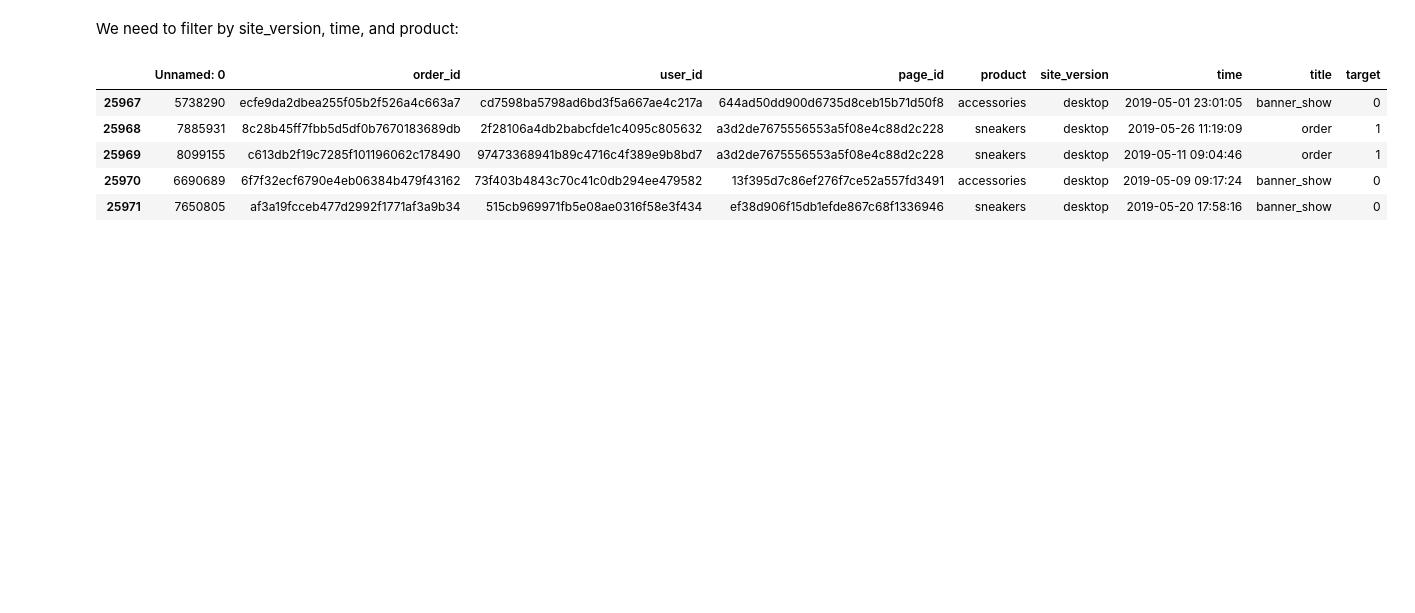
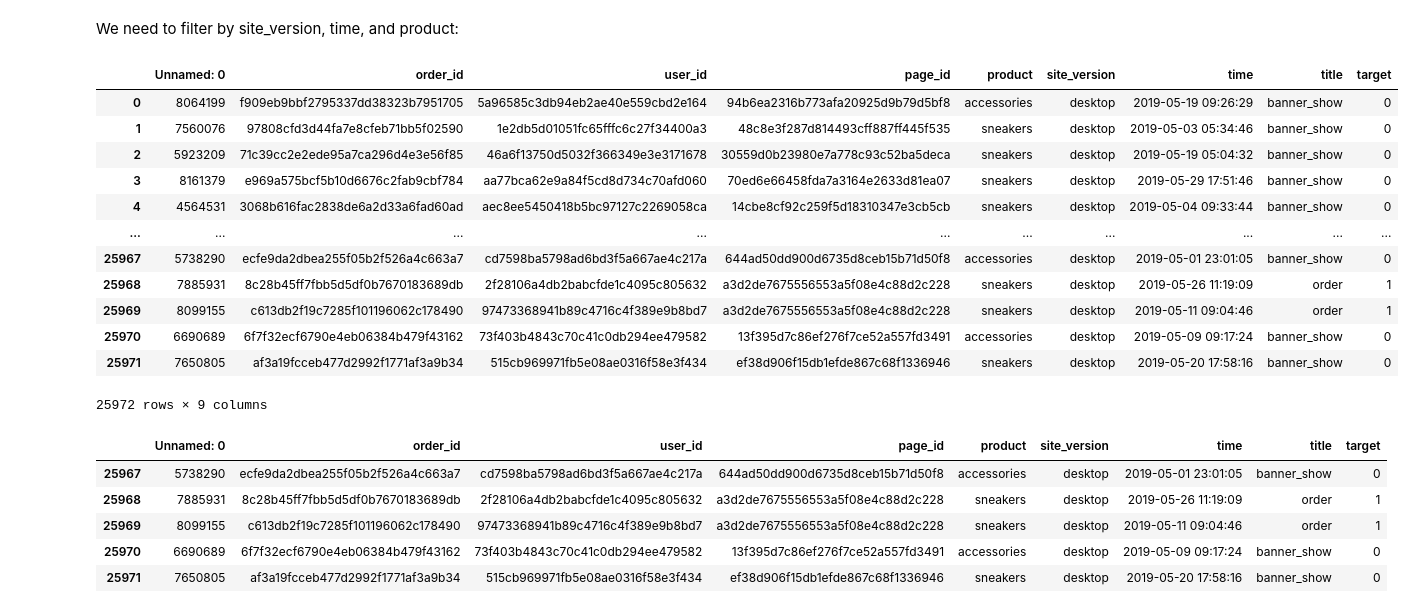
Before and after one commit to GraceMwende/PHASE_2-MS_DS, a Jupyter notebook: Flatiron/week4/ab_testing(flex2).ipynb, the cells around one changed output. Cells and saved outputs as stored; diff of their text form; code cells hidden in the pictures; blank space fills up the shorter version.

```diff
--- a/Flatiron/week4/ab_testing(flex2).ipynb
+++ b/Flatiron/week4/ab_testing(flex2).ipynb
@@ -140,7 +140,22 @@ We need to filter by site_version, time, and product:
 # %%
 df_AB = df[(df['site_version'] == 'desktop') &
            (df['time'] >= '2019-05-01') &
            ((df['product'] == 'accessories') | (df['product'] == 'sneakers'))].reset_index(drop = True)
+df_AB
+# %% [output]
+|  | Unnamed: 0 | order_id | user_id | page_id | product | site_version | time | title | target |
+| 0 | 8064199 | f909eb9bbf2795337dd38323b7951705 | 5a96585c3db94eb2ae40e559cbd2e164 | 94b6ea2316b773afa20925d9b79d5bf8 | accessories | desktop | 2019-05-19 09:26:29 | banner_show | 0 |
+| 1 | 7560076 | 97808cfd3d44fa7e8cfeb71bb5f02590 | 1e2db5d01051fc65fffc6c27f34400a3 | 48c8e3f287d814493cff887ff445f535 | sneakers | desktop | 2019-05-03 05:34:46 | banner_show | 0 |
+| 2 | 5923209 | 71c39cc2e2ede95a7ca296d4e3e56f85 | 46a6f13750d5032f366349e3e3171678 | 30559d0b23980e7a778c93c52ba5deca | sneakers | desktop | 2019-05-19 05:04:32 | banner_show | 0 |
+| 3 | 8161379 | e969a575bcf5b10d6676c2fab9cbf784 | aa77bca62e9a84f5cd8d734c70afd060 | 70ed6e66458fda7a3164e2633d81ea07 | sneakers | desktop | 2019-05-29 17:51:46 | banner_show | 0 |
+| 4 | 4564531 | 3068b616fac2838de6a2d33a6fad60ad | aec8ee5450418b5bc97127c2269058ca | 14cbe8cf92c259f5d18310347e3cb5cb | sneakers | desktop | 2019-05-04 09:33:44 | banner_show | 0 |
+| ... | ... | ... | ... | ... | ... | ... | ... | ... | ... |
+| 25967 | 5738290 | ecfe9da2dbea255f05b2f526a4c663a7 | cd7598ba5798ad6bd3f5a667ae4c217a | 644ad50dd900d6735d8ceb15b71d50f8 | accessories | desktop | 2019-05-01 23:01:05 | banner_show | 0 |
+| 25968 | 7885931 | 8c28b45ff7fbb5d5df0b7670183689db | 2f28106a4db2babcfde1c4095c805632 | a3d2de7675556553a5f08e4c88d2c228 | sneakers | desktop | 2019-05-26 11:19:09 | order | 1 |
+| 25969 | 8099155 | c613db2f19c7285f101196062c178490 | 97473368941b89c4716c4f389e9b8bd7 | a3d2de7675556553a5f08e4c88d2c228 | sneakers | desktop | 2019-05-11 09:04:46 | order | 1 |
+| 25970 | 6690689 | 6f7f32ecf6790e4eb06384b479f43162 | 73f403b4843c70c41c0db294ee479582 | 13f395d7c86ef276f7ce52a557fd3491 | accessories | desktop | 2019-05-09 09:17:24 | banner_show | 0 |
+| 25971 | 7650805 | af3a19fcceb477d2992f1771af3a9b34 | 515cb969971fb5e08ae0316f58e3f434 | ef38d906f15db1efde867c68f1336946 | sneakers | desktop | 2019-05-20 17:58:16 | banner_show | 0 |
+25972 rows × 9 columns
 # %%
 df_AB2 = df.query('site_version=="desktop" & product in["accessories","sneakers"] & time>="2019-05-01"').reset_index(drop=True)
 df_AB2.tail()
```
Also changed, not shown: 31 other files.
